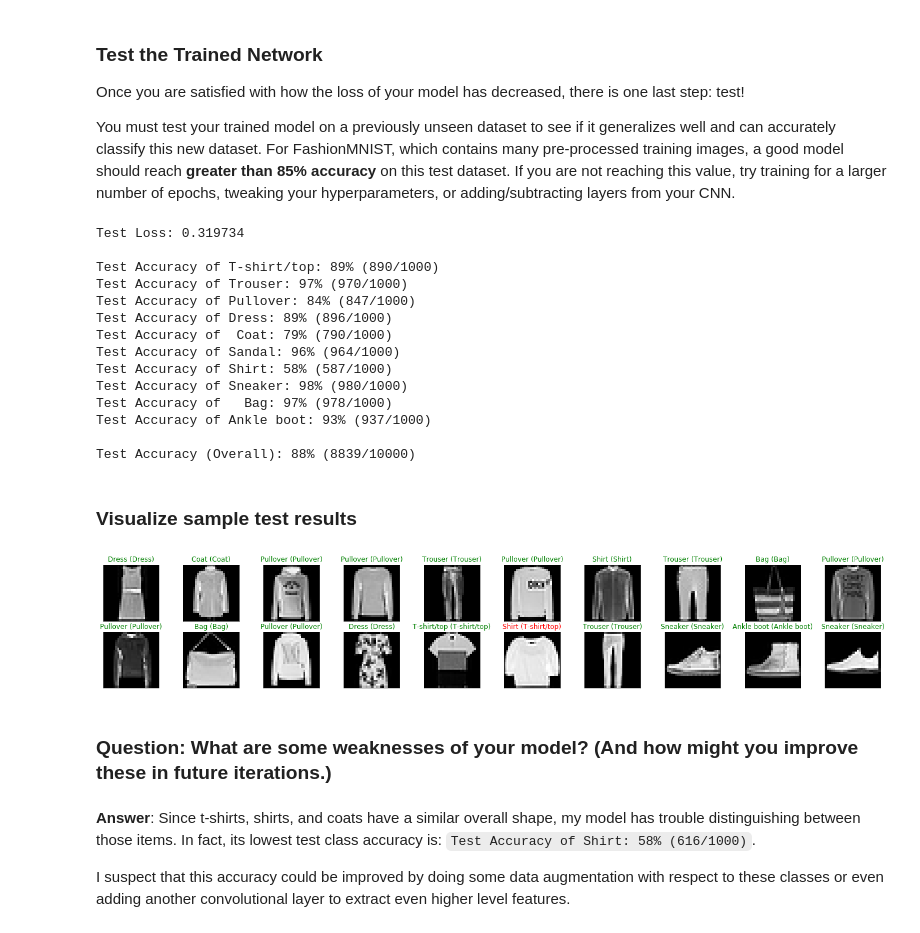
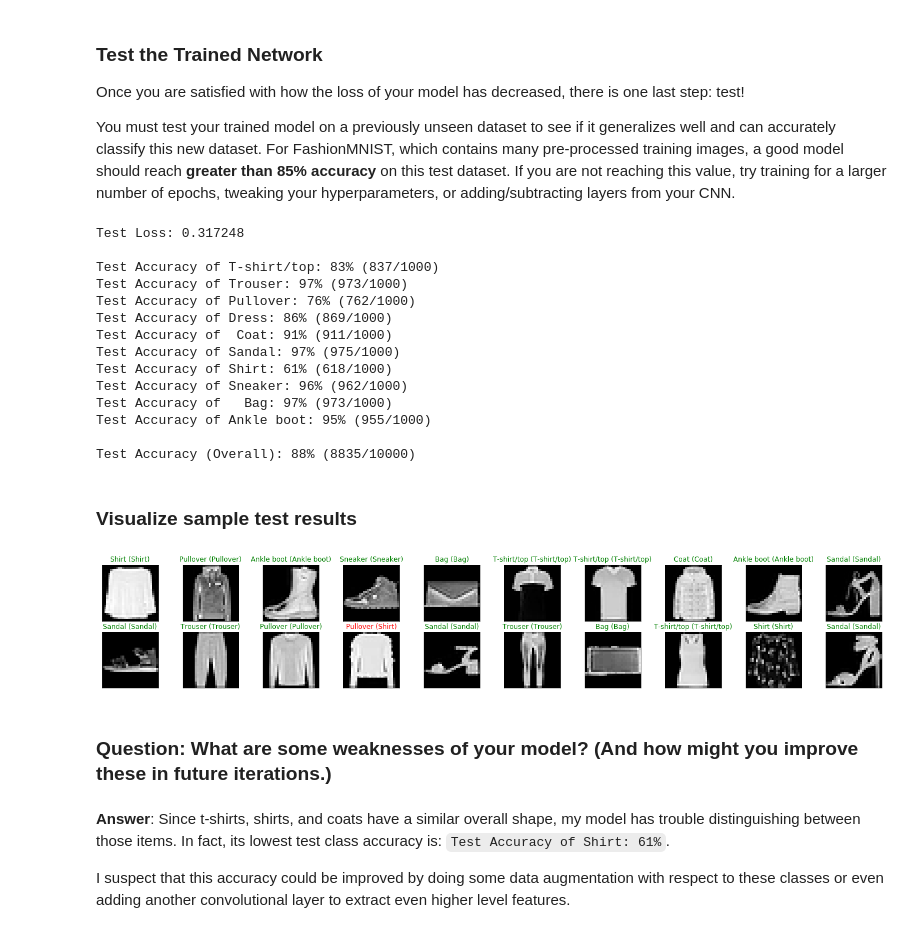
Before and after one commit to udacity/CVND_Exercises, a Jupyter notebook: 1_5_CNN_Layers/4_2. Classify FashionMNIST, solution.ipynb, the cells around one changed output. Saved outputs shown, nothing was run; the diff lists cells and outputs as text; code cells hidden in the pictures.

```diff
--- a/1_5_CNN_Layers/4_2. Classify FashionMNIST, solution.ipynb
+++ b/1_5_CNN_Layers/4_2. Classify FashionMNIST, solution.ipynb
@@ -341,10 +328,6 @@ for batch_i, data in enumerate(test_loader):
     # get the input images and their corresponding labels
     inputs, labels = data
 
-    # wrap them in a torch Variable
-    # volatile means we do not have to track how the inputs change
-    inputs, labels = Variable(inputs, volatile=True), Variable(labels, volatile=True)
-
     # forward pass to get outputs
     outputs = net(inputs)
 
@@ -358,12 +341,14 @@ for batch_i, data in enumerate(test_loader):
     _, predicted = torch.max(outputs.data, 1)
 
     # compare predictions to true label
+    # this creates a `correct` Tensor that holds the number of correctly classified images in a batch
     correct = np.squeeze(predicted.eq(labels.data.view_as(predicted)))
 
     # calculate test accuracy for *each* object class
+    # we get the scalar value of correct items for a class, by calling `correct[i].item()`
     for i in range(batch_size):
         label = labels.data[i]
-        class_correct[label] += correct[i]
+        class_correct[label] += correct[i].item()
         class_total[label] += 1
 
 print('Test Loss: {:.6f}\n'.format(test_loss.numpy()[0]))
@@ -381,43 +366,43 @@ print('\nTest Accuracy (Overall): %2d%% (%2d/%2d)' % (
     100. * np.sum(class_correct) / np.sum(class_total),
     np.sum(class_correct), np.sum(class_total)))
 # %% [output]
-Test Loss: 0.319734
+Test Loss: 0.317248
 
-Test Accuracy of T-shirt/top: 89% (890/1000)
-Test Accuracy of Trouser: 97% (970/1000)
-Test Accuracy of Pullover: 84% (847/1000)
-Test Accuracy of Dress: 89% (896/1000)
-Test Accuracy of  Coat: 79% (790/1000)
-Test Accuracy of Sandal: 96% (964/1000)
-Test Accuracy of Shirt: 58% (587/1000)
-Test Accuracy of Sneaker: 98% (980/1000)
-Test Accuracy of   Bag: 97% (978/1000)
-Test Accuracy of Ankle boot: 93% (937/1000)
+Test Accuracy of T-shirt/top: 83% (837/1000)
+Test Accuracy of Trouser: 97% (973/1000)
+Test Accuracy of Pullover: 76% (762/1000)
+Test Accuracy of Dress: 86% (869/1000)
+Test Accuracy of  Coat: 91% (911/1000)
+Test Accuracy of Sandal: 97% (975/1000)
+Test Accuracy of Shirt: 61% (618/1000)
+Test Accuracy of Sneaker: 96% (962/1000)
+Test Accuracy of   Bag: 97% (973/1000)
+Test Accuracy of Ankle boot: 95% (955/1000)
 
-Test Accuracy (Overall): 88% (8839/10000)
+Test Accuracy (Overall): 88% (8835/10000)
 # %% [markdown]
 ### Visualize sample test results
 # %%
 # obtain one batch of test images
 dataiter = iter(test_loader)
 images, labels = dataiter.next()
 # get predictions
-preds = np.squeeze(net(Variable(images, volatile=True)).data.max(1, keepdim=True)[1].numpy())
+preds = np.squeeze(net(images).data.max(1, keepdim=True)[1].numpy())
 images = images.numpy()
 
 # plot the images in the batch, along with predicted and true labels
 fig = plt.figure(figsize=(25, 4))
 for idx in np.arange(batch_size):
     ax = fig.add_subplot(2, batch_size/2, idx+1, xticks=[], yticks=[])
     ax.imshow(np.squeeze(images[idx]), cmap='gray')
     ax.set_title("{} ({})".format(classes[preds[idx]], classes[labels[idx]]),
                  color=("green" if preds[idx]==labels[idx] else "red"))
 # %% [output]
-[figure, old version]
+[figure, new version]
 # %% [markdown]
 ### Question: What are some weaknesses of your model? (And how might you improve these in future iterations.)
 # %% [markdown]
-**Answer**: Since t-shirts, shirts, and coats have a similar overall shape, my model has trouble distinguishing between those items. In fact, its lowest test class accuracy is: `Test Accuracy of Shirt: 58% (616/1000)`.
+**Answer**: Since t-shirts, shirts, and coats have a similar overall shape, my model has trouble distinguishing between those items. In fact, its lowest test class accuracy is: `Test Accuracy of Shirt: 61%`.
 
 I suspect that this accuracy could be improved by doing some data augmentation with respect to these classes or even adding another convolutional layer to extract even higher level features.
 # %%
```
Also changed, not shown: parts of 8 cells of this notebook, 4 other files.
